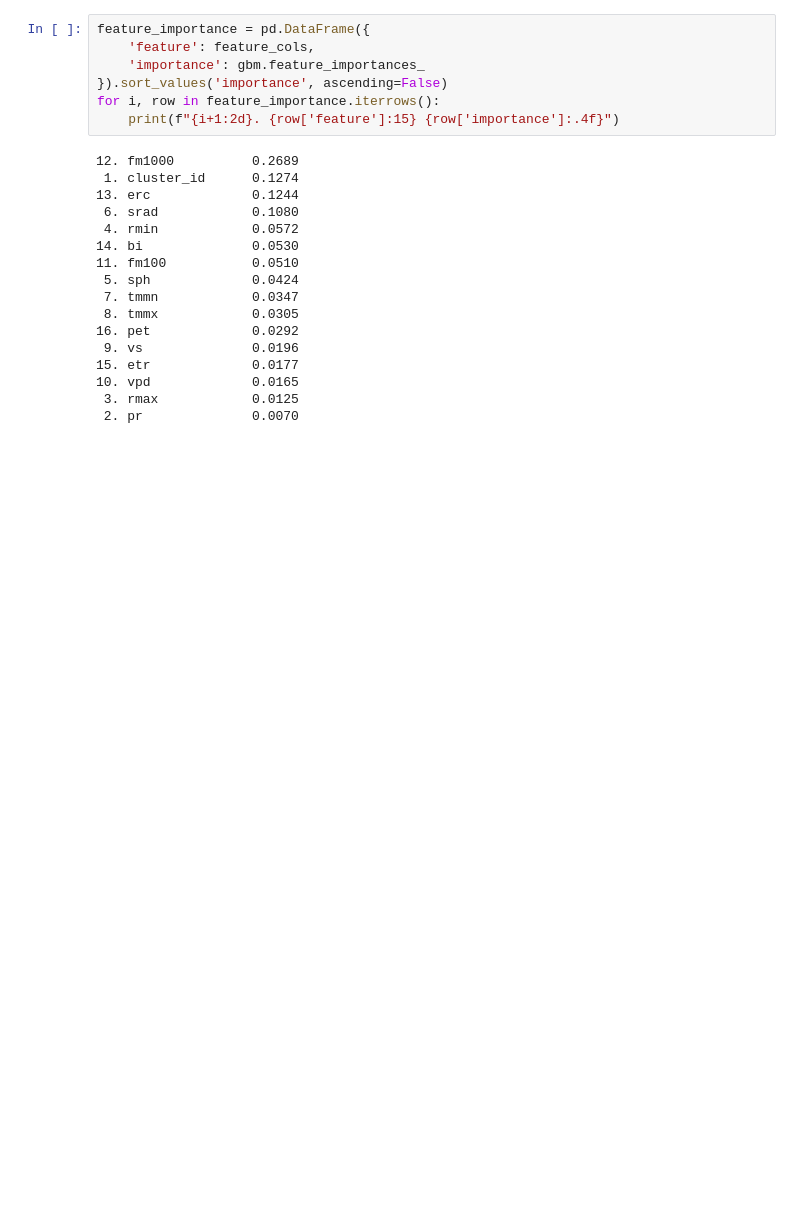
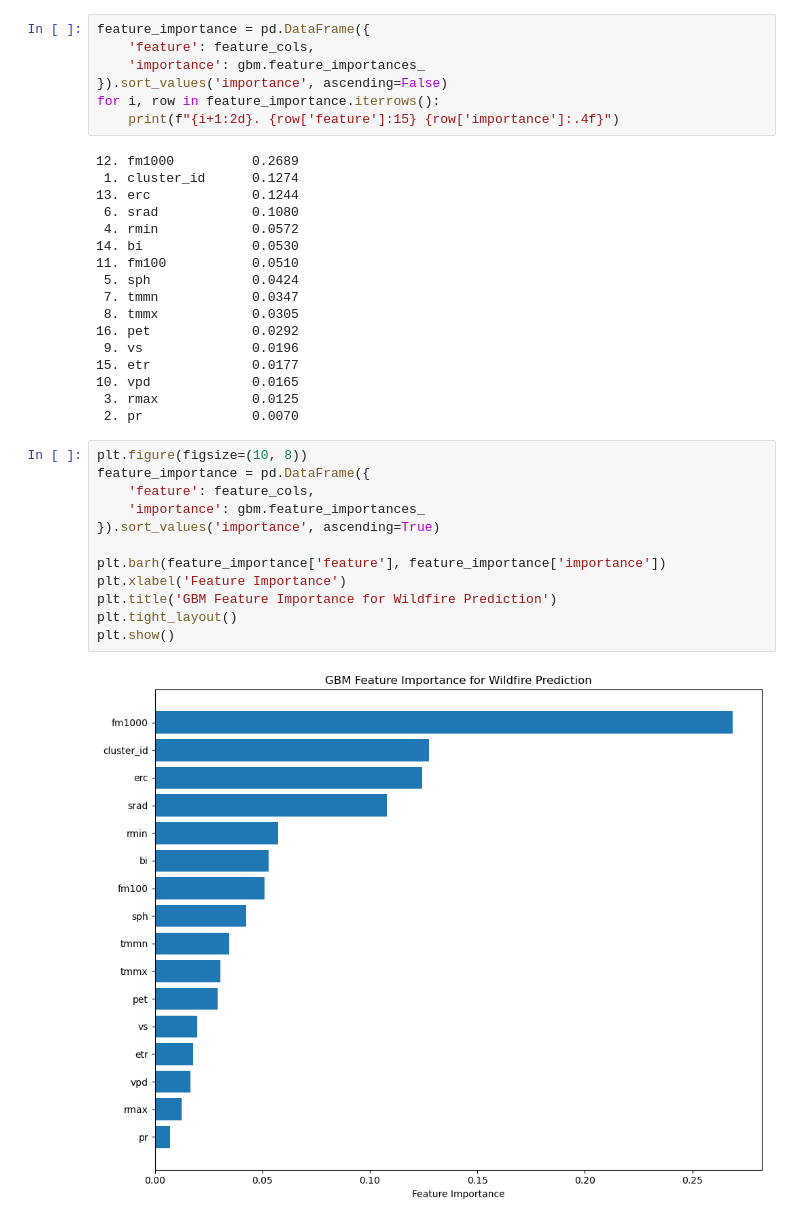
Before and after one commit to Ganga0506/CSE2600-Group-Project, a Jupyter notebook: GradientBoostModeling.ipynb, the cells around one changed output. Saved outputs shown, nothing was run; the diff lists cells and outputs as text; blank space fills up the shorter version.

```diff
--- a/GradientBoostModeling.ipynb
+++ b/GradientBoostModeling.ipynb
@@ -98,3 +98,17 @@ for i, row in feature_importance.iterrows():
 10. vpd             0.0165
  3. rmax            0.0125
  2. pr              0.0070
+# %%
+plt.figure(figsize=(10, 8))
+feature_importance = pd.DataFrame({
+    'feature': feature_cols,
+    'importance': gbm.feature_importances_
+}).sort_values('importance', ascending=True)
+
+plt.barh(feature_importance['feature'], feature_importance['importance'])
+plt.xlabel('Feature Importance')
+plt.title('GBM Feature Importance for Wildfire Prediction')
+plt.tight_layout()
+plt.show()
+# %% [output]
+[figure, added]
```
Also changed, not shown: parts of 3 cells of this notebook.
